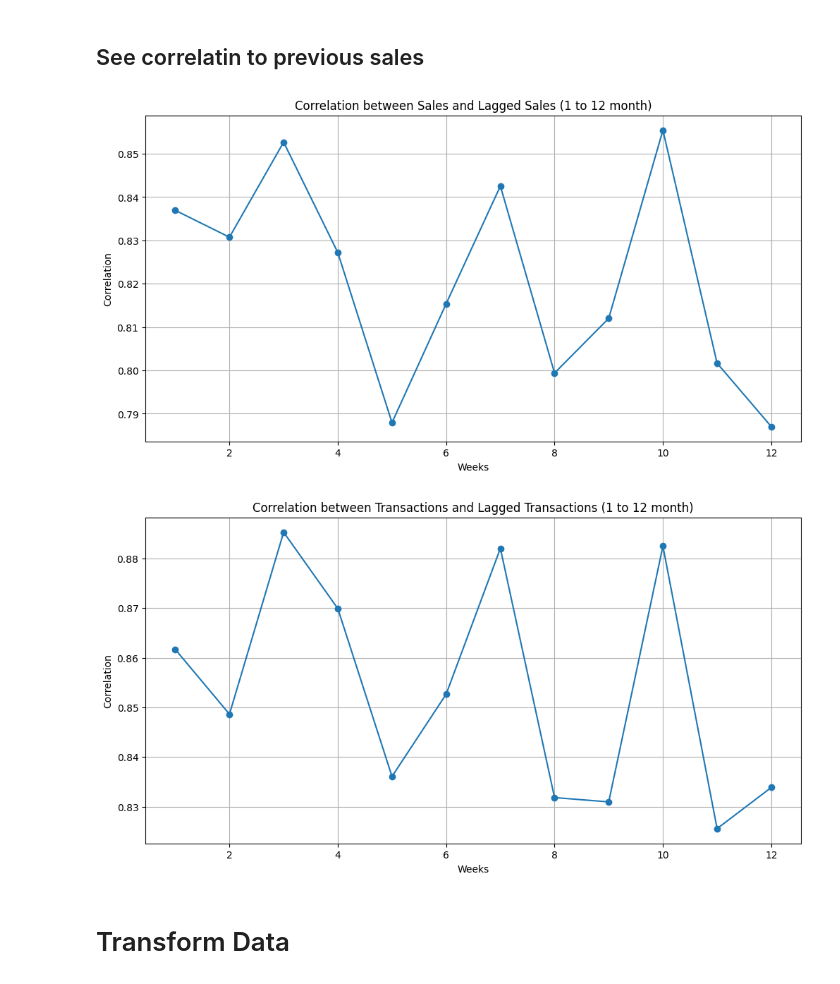
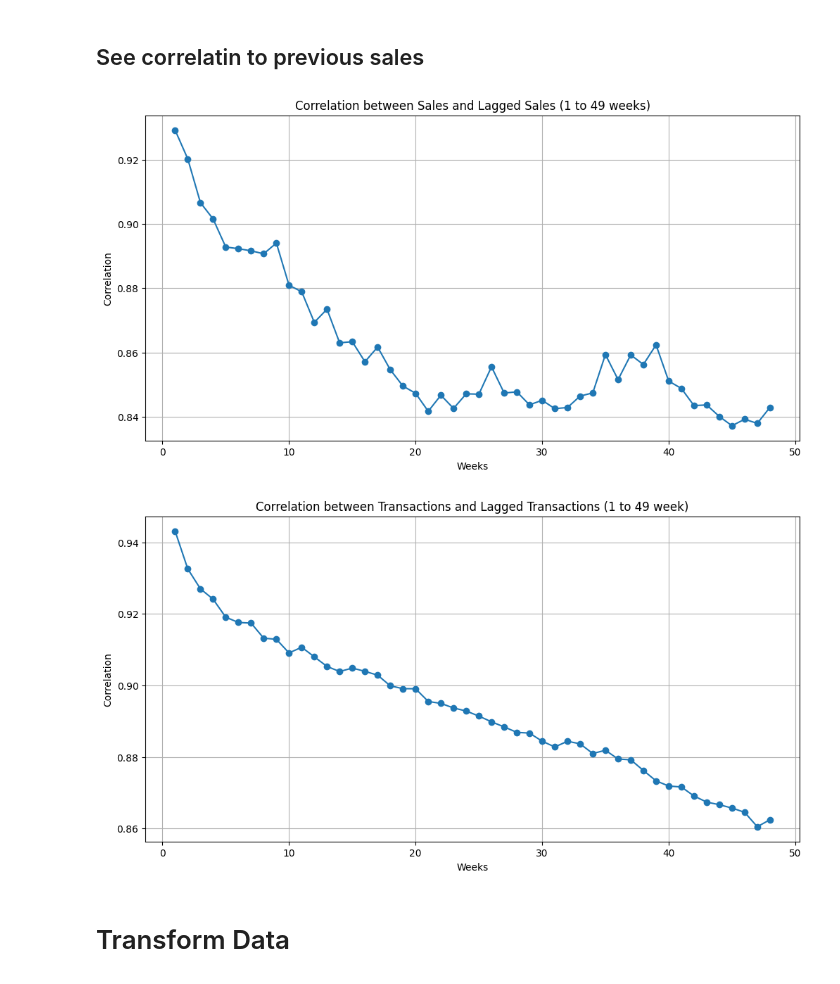
Before and after one commit to PedroSiqueira1/store-sales-forecasting, a Jupyter notebook: exploratory_analysis.ipynb, the cells around one changed output. Drawn from its saved outputs; the diff is of its cells as text; code cells hidden in the pictures.

```diff
--- a/exploratory_analysis.ipynb
+++ b/exploratory_analysis.ipynb
@@ -74,3 +75,12 @@ oil_data
 | 1216 | 2017-08-30 | 45.96 |
 | 1217 | 2017-08-31 | 47.26 |
 1218 rows × 2 columns
+# %%
+# Only National Holidays and transform transfered in Holiday
+
+holidays_data = holidays_data[holidays_data['locale'] == 'National']
+holidays_data = holidays_data[holidays_data['type'] != 'Event']
+holidays_data = holidays_data[holidays_data['transferred'] == holidays_data['transferred'].iloc[0]]
+holidays_data.rename({'type':'holiday'},inplace=True, axis=1)
+
+holidays_data
@@ -80,6 +104,12 @@ original_train_data = pd.merge(original_train_data, transaction_data, on=['date'
 
 # Apply left join on train_data and oil_data
 original_train_data = pd.merge(original_train_data, oil_data, on='date', how='left')
+
+# Apply left join on train_data and store_data
+original_train_data = pd.merge(original_train_data, store_data[['store_nbr','type','cluster']], on='store_nbr', how='left')
+
+# Apply left join on train_data and holiday_data
+original_train_data = pd.merge(original_train_data, holidays_data[['date','holiday']], on='date', how='left')
 # %%
 original_train_data
 # %% [output]
@@ -99,6 +129,13 @@ original_train_data
 # %%
 # Convert date to datetime
 original_train_data['date'] = pd.to_datetime(original_train_data['date'])
+
+# Convert cluster to string
+original_train_data['cluster'] = original_train_data['cluster'].astype(str)
+
+# Convert holiday column to binary 1 or 0
+original_train_data['holiday'] = original_train_data['holiday'].notnull()
+original_train_data['holiday'] = original_train_data['holiday'] * 1
 
 # Fill NaN values with 0
 original_train_data['transactions'] = original_train_data['transactions'].fillna(0)
@@ -106,6 +143,7 @@ original_train_data['transactions'] = original_train_data['transactions'].fillna
 # Fill NaN values with interpolation
 original_train_data['dcoilwtico'] = original_train_data['dcoilwtico'].interpolate()
 
+
 # 2017 will be used as the test set
 validation_data = original_train_data.loc[original_train_data['date'].dt.year == 2017]
 train_data = original_train_data.loc[original_train_data['date'].dt.year < 2017]
@@ -249,7 +271,11 @@ train_data.loc[:, 'ordinal_date'] = train_data['date'].apply(lambda x: x.toordin
 # Get only month
 train_data.loc[:, 'month'] = train_data['date'].dt.month
 
+# Gey day of the year
+train_data.loc[:, 'day_of_the_year'] = train_data['date'].dt.dayofyear
+
+# Payment Day - Day 15 or end of the month
+train_data.loc[:, 'payment_day'] = (train_data['date'].dt.day == 15) | (train_data['date'].dt.is_month_end == 1)
+
 
 train_data.drop(['year_month'], axis=1, inplace=True)
-
-train_data
@@ -296,44 +308,44 @@ sns.heatmap(train_data.groupby('date')[['sales', 'transactions','dcoilwtico']].s
 # %%
 # Count the unique number of stores
 num_stores = train_data['store_nbr'].nunique()
 
 # Supondo que train_data seja seu DataFrame
 number_of_products = train_data['family'].nunique()
 
 # Criar colunas de lag de 1 a 48 semanas
-for month in range(1, 13):
-    train_data[f'sales_lag_{month}_month'] = train_data['sales'].shift(month * 30 * number_of_products * num_stores)
+for week in range(1, 49):
+    train_data[f'sales_lag_{week}_week'] = train_data['sales'].shift(week * 7 * number_of_products * num_stores)
 
 # Calcular correlação entre 'sales' e cada coluna de lag
 correlations = []
-for month in range(1, 13):
-    correlation = train_data['sales'].corr(train_data[f'sales_lag_{month}_month'])
+for week in range(1, 49):
+    correlation = train_data['sales'].corr(train_data[f'sales_lag_{week}_week'])
     correlations.append(correlation)
 
 
 # Fill NaN values with 0
 train_data = train_data.fillna(0)
 
 # Plotar as correlações
-weeks = np.arange(1, 13)
+weeks = np.arange(1, 49)
 plt.figure(figsize=(12, 6))
 plt.plot(weeks, correlations, marker='o')
 plt.xlabel('Weeks')
 plt.ylabel('Correlation')
-plt.title('Correlation between Sales and Lagged Sales (1 to 12 month)')
+plt.title('Correlation between Sales and Lagged Sales (1 to 49 weeks)')
 plt.grid(True)
 plt.show()
 # %% [output]
-[figure, old version]
+[figure, new version]
 # %%
 # Criar colunas de lag de 1 a 48 semanas
-for month in range(1, 13):
-    train_data[f'transactions_lag_{month}_month'] = train_data['transactions'].shift(month * 30 * number_of_products * num_stores)
+for week in range(1, 49):
+    train_data[f'transactions_lag_{week}_week'] = train_data['transactions'].shift(week * 7 * number_of_products * num_stores)
 
 # Calcular correlação entre 'sales' e cada coluna de lag
 correlations = []
-for month in range(1, 13):
-    correlation = train_data['transactions'].corr(train_data[f'transactions_lag_{month}_month'])
+for week in range(1, 49):
+    correlation = train_data['transactions'].corr(train_data[f'transactions_lag_{week}_week'])
     correlations.append(correlation)
 
 
@@ -341,16 +353,16 @@ for month in range(1, 13):
 train_data = train_data.fillna(0)
 
 # Plotar as correlações
-weeks = np.arange(1, 13)
+weeks = np.arange(1, 49)
 plt.figure(figsize=(12, 6))
 plt.plot(weeks, correlations, marker='o')
 plt.xlabel('Weeks')
 plt.ylabel('Correlation')
-plt.title('Correlation between Transactions and Lagged Transactions (1 to 12 month)')
+plt.title('Correlation between Transactions and Lagged Transactions (1 to 49 week)')
 plt.grid(True)
 plt.show()
 # %% [output]
-[figure, old version]
+[figure, new version]
 # %% [markdown]
 # Transform Data
 # %%
```
Also changed, not shown: parts of 16 cells of this notebook.
